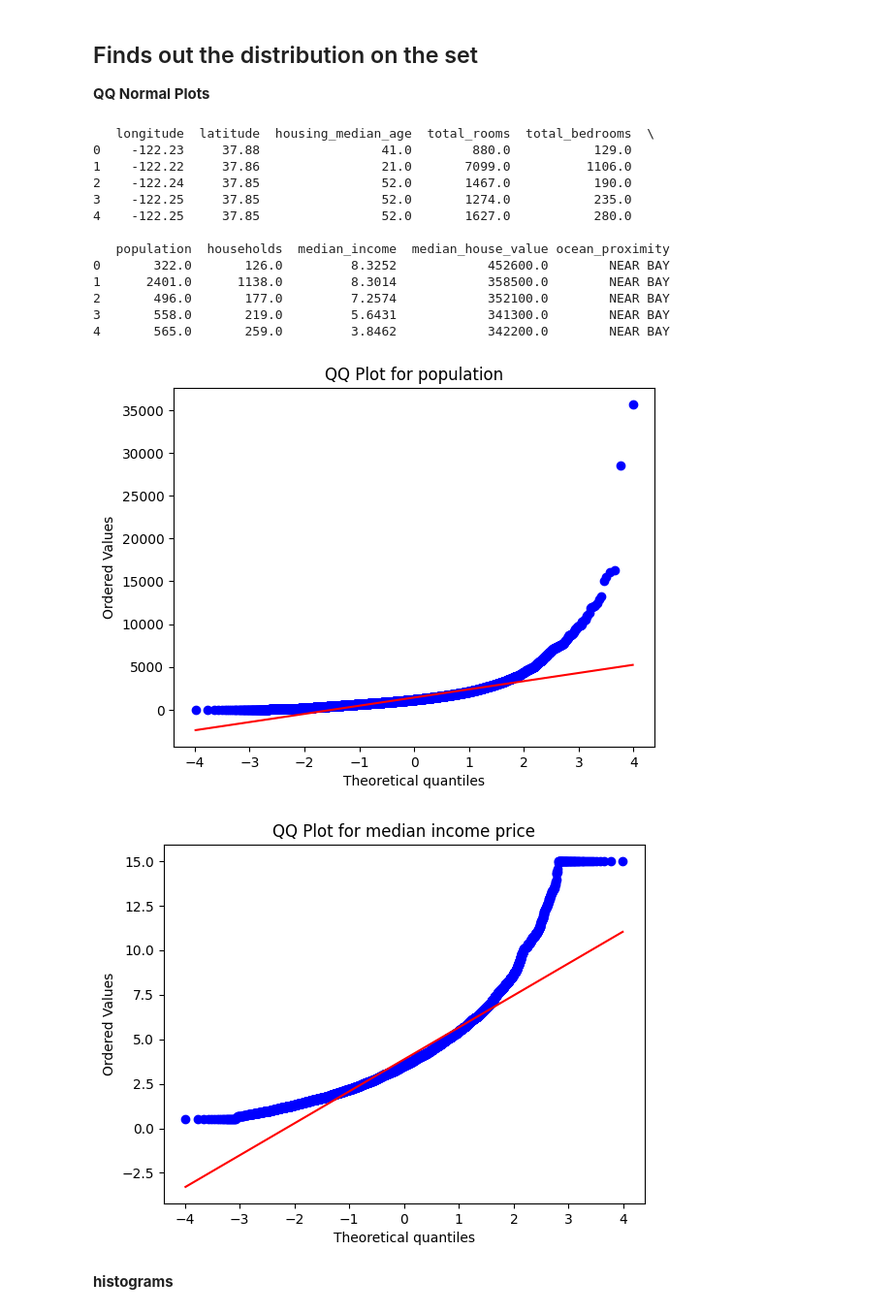
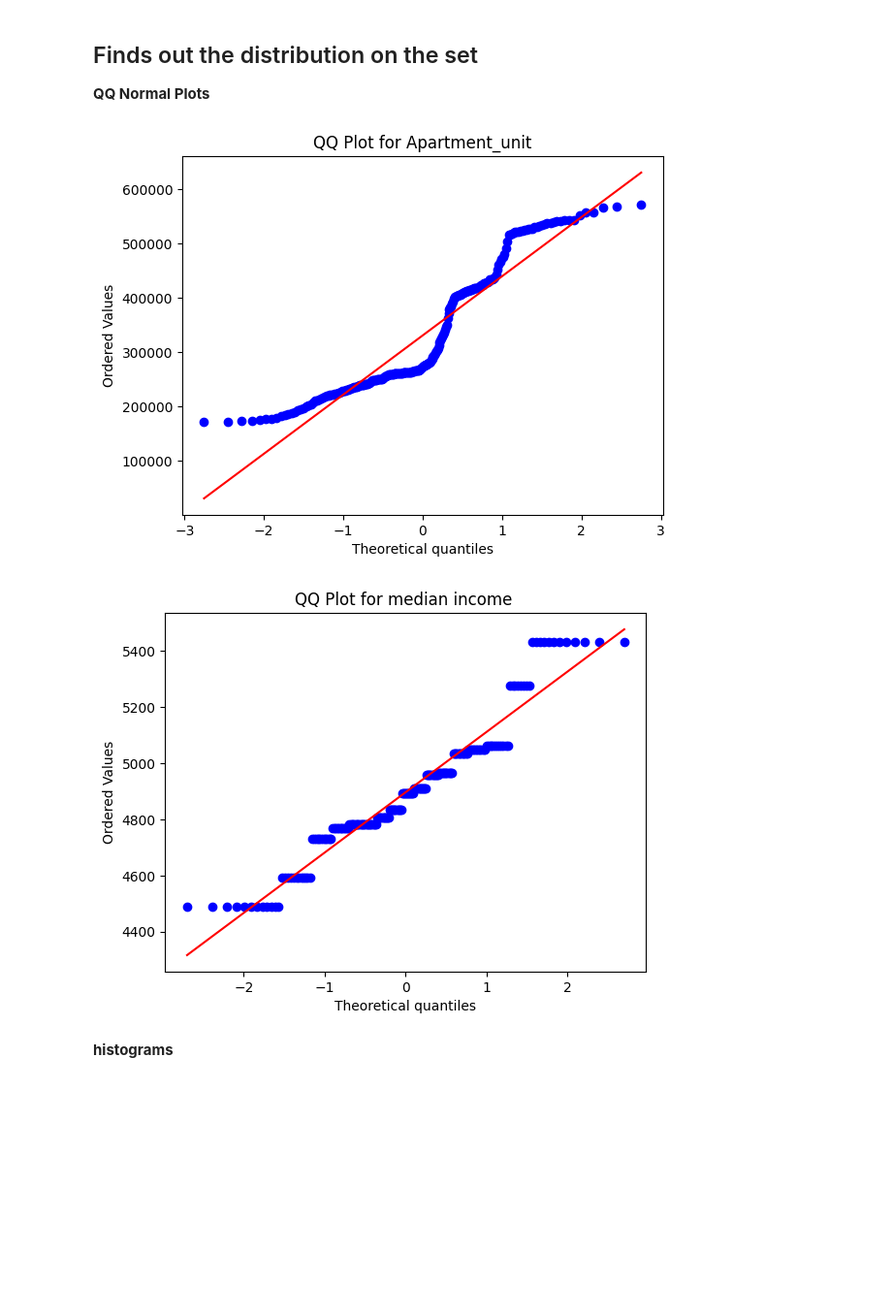
Before and after one commit to Jianting-Selina/PROG8430-1, a Jupyter notebook: week34presentation.ipynb, the cells around one changed output. Shown at 97% size. Cells and saved outputs as stored; diff of their text form; code cells hidden in the pictures; blank space fills up the shorter version.

```diff
--- a/week34presentation.ipynb
+++ b/week34presentation.ipynb
@@ -6,0 +90,10 @@
+# %%
+import pandas as pd
+
+#left data
+original_data = pd.read_excel("News_release_chart_data_August_2024.xlsx")
+income_data = pd.read_csv("monthly_income_data.csv")
+income_data['Date'] = income_data['Date'].astype('datetime64[ns]')
+
+merged_df = pd.merge(original_data, income_data[['Date', 'Median income']], on='Date', how='left')
+merged_df.head(300)
@@ -10,42 +117,27 @@
 # %%
 import pandas as pd
 import numpy as np
 import matplotlib.pyplot as plt
 import seaborn as sns
 import scipy.stats as stats
 
-# Upload an Excel file
-df = pd.read_csv('./data/housing.csv')
-print(df.head())
+
 # 'population'
-data_p = df['population']
+data_p = merged_df['Apartment_unit']
 # plot
 stats.probplot(data_p, dist="norm", plot=plt)
-plt.title("QQ Plot for population")
+plt.title("QQ Plot for Apartment_unit")
 plt.show()
 
 # 'income'
-data_i = df['median_income']
+data_i = merged_df['Median income']
 # plot
-stats.probplot(data_i, dist="norm", plot=plt)
-plt.title("QQ Plot for median income price")
+stats.probplot(data_i.head(200), dist="norm", plot=plt)
+plt.title("QQ Plot for median income ")
 plt.show()
 # %% [output]
-   longitude  latitude  housing_median_age  total_rooms  total_bedrooms  \
-0    -122.23     37.88                41.0        880.0           129.0
-1    -122.22     37.86                21.0       7099.0          1106.0
-2    -122.24     37.85                52.0       1467.0           190.0
-3    -122.25     37.85                52.0       1274.0           235.0
-4    -122.25     37.85                52.0       1627.0           280.0
-
-   population  households  median_income  median_house_value ocean_proximity
-0       322.0       126.0         8.3252            452600.0        NEAR BAY
-1      2401.0      1138.0         8.3014            358500.0        NEAR BAY
-2       496.0       177.0         7.2574            352100.0        NEAR BAY
-3       558.0       219.0         5.6431            341300.0        NEAR BAY
-4       565.0       259.0         3.8462            342200.0        NEAR BAY
-[figure, old version]
+[figure, new version]
-[figure, old version]
+[figure, new version]
 # %% [markdown]
 **histograms**
 # %%
```
Also changed, not shown: parts of 13 cells of this notebook, 2 other files.
